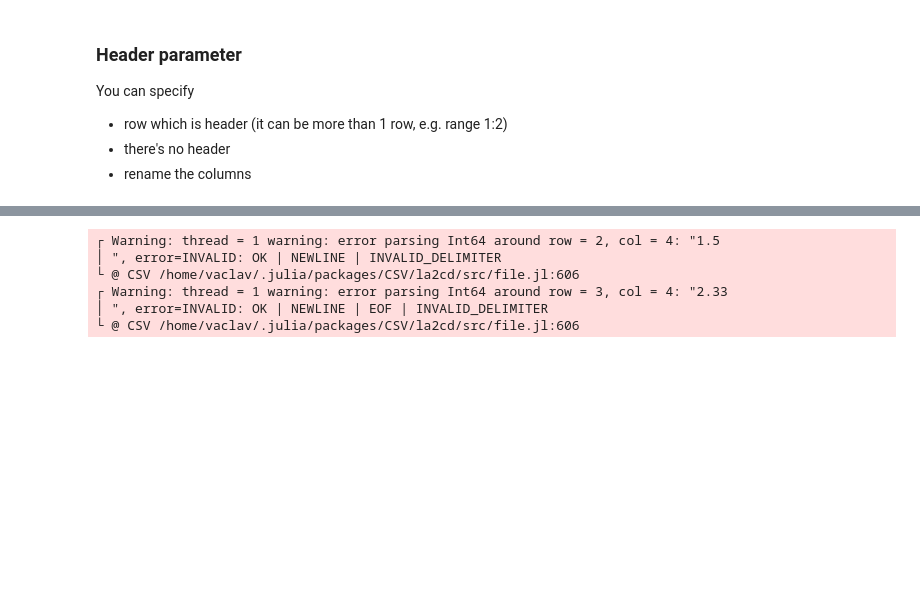
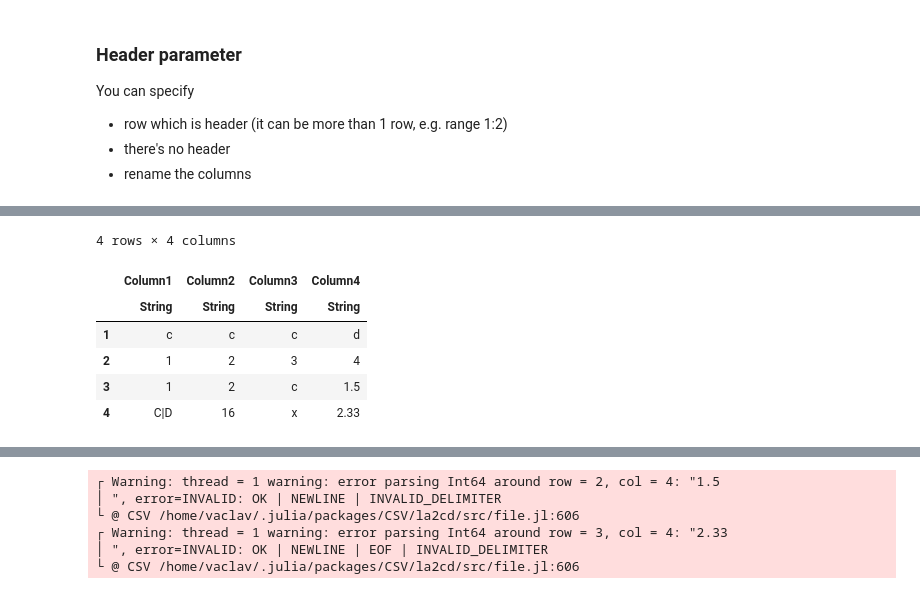
Before and after one commit to vaclavdekanovsky/data-analysis-in-examples, a Jupyter notebook: Julia/CSV/Read_CSV.ipynb, the cells around one changed output, grey strips where cells are left out. Saved outputs shown, nothing was run; the diff lists cells and outputs as text; code cells hidden in the pictures; blank space fills up the shorter version.

```diff
--- a/Julia/CSV/Read_CSV.ipynb
+++ b/Julia/CSV/Read_CSV.ipynb
@@ -236,0 +277,10 @@ You can specify
+# %%
+CSV.read(IOBuffer(data), DataFrame; header=false)
+# %% [output]
+4 rows × 4 columns
+|  | Column1 | Column2 | Column3 | Column4 |
+|  | String | String | String | String |
+| 1 | c | c | c | d |
+| 2 | 1 | 2 | 3 | 4 |
+| 3 | 1 | 2 | c | 1.5 |
+| 4 | C|D | 16 | x | 2.33 |
```
Also changed, not shown: parts of 76 cells of this notebook.
